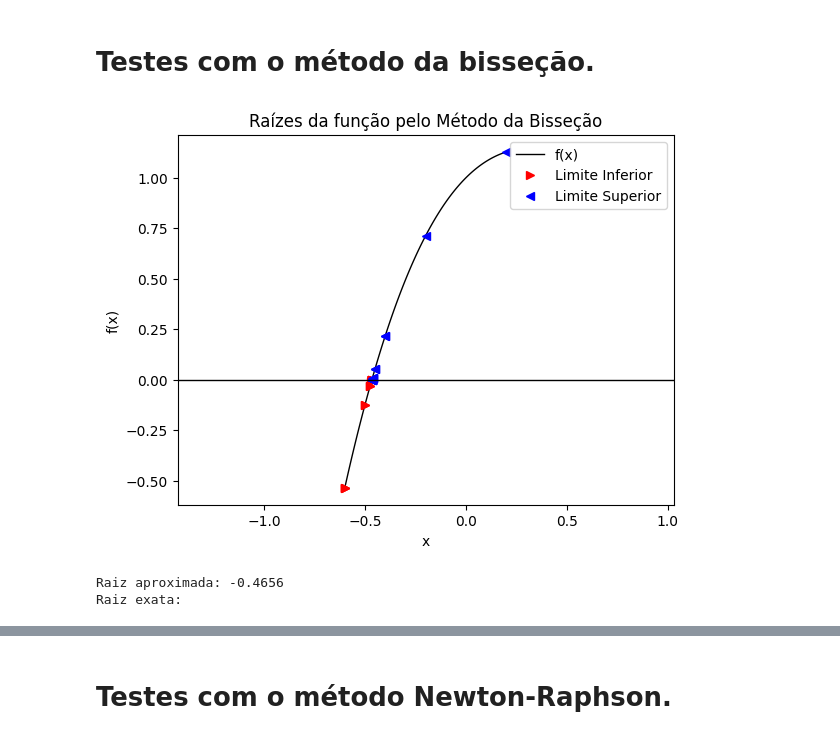
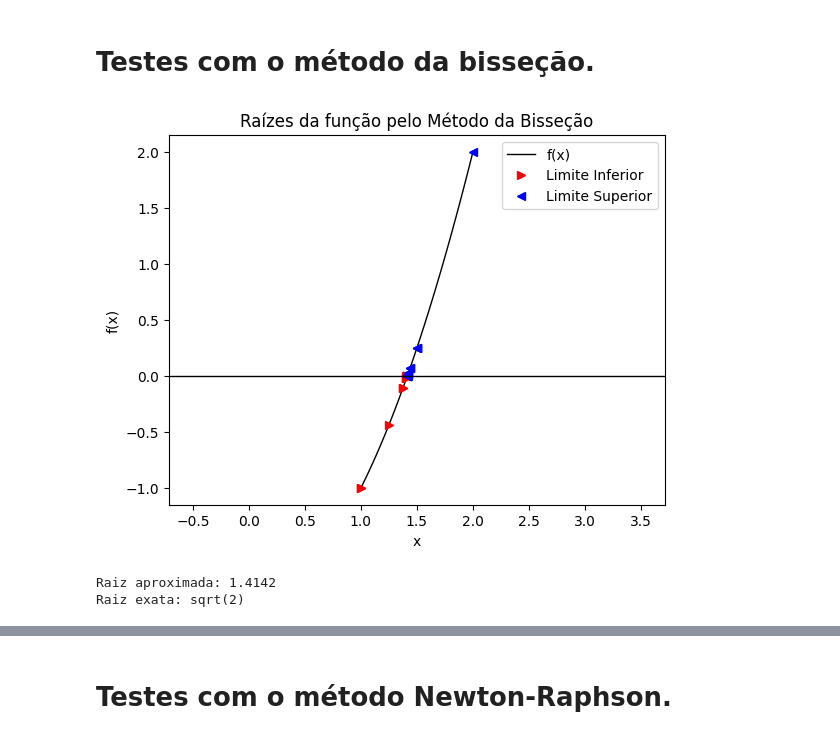
Before and after one commit to vrsmic/CB2325NumericaG1, a Jupyter notebook: src/CB2325NumericaG1/raizes/raizes.ipynb, the cells around one changed output, grey strips where cells are left out. Cells and saved outputs as stored; diff of their text form; code cells hidden in the pictures.

```diff
--- a/src/CB2325NumericaG1/raizes/raizes.ipynb
+++ b/src/CB2325NumericaG1/raizes/raizes.ipynb
@@ -245,25 +244,21 @@ def newton_raphson(function, guess, tolerance):
 # %% [markdown]
 # Testes com o método da bisseção.
 # %%
-# Teste 1. Função para aproximar a raiz:
-
-f = lambda x: x**3 - 2*x**2 + x + 1
+# Função para aproximar a raiz:
+f = lambda x: x**2 - 2
 
 # Parâmetros:
-
-limite_inferior = -0.6
-limite_superior = 0.2
-tolerância = 1e-6
+limite_inferior = 1.0
+limite_superior = 2.0
+tolerância = 1e-8
 
 # Aproximação da raíz:
-
 root = bissecao(f, limite_inferior, limite_superior, tolerância)
 
 # Infos
-
 print(f"Raiz aproximada: {root}")
-print("Raiz exata: ")
+print(f"Raiz exata: sqrt(2)")
 # %% [output]
-[figure, old version]
+[figure, new version]
-Raiz aproximada: -0.4656
-Raiz exata:
+Raiz aproximada: 1.4142
+Raiz exata: sqrt(2)
```
Also changed, not shown: parts of 6 cells of this notebook, 1 other file.
